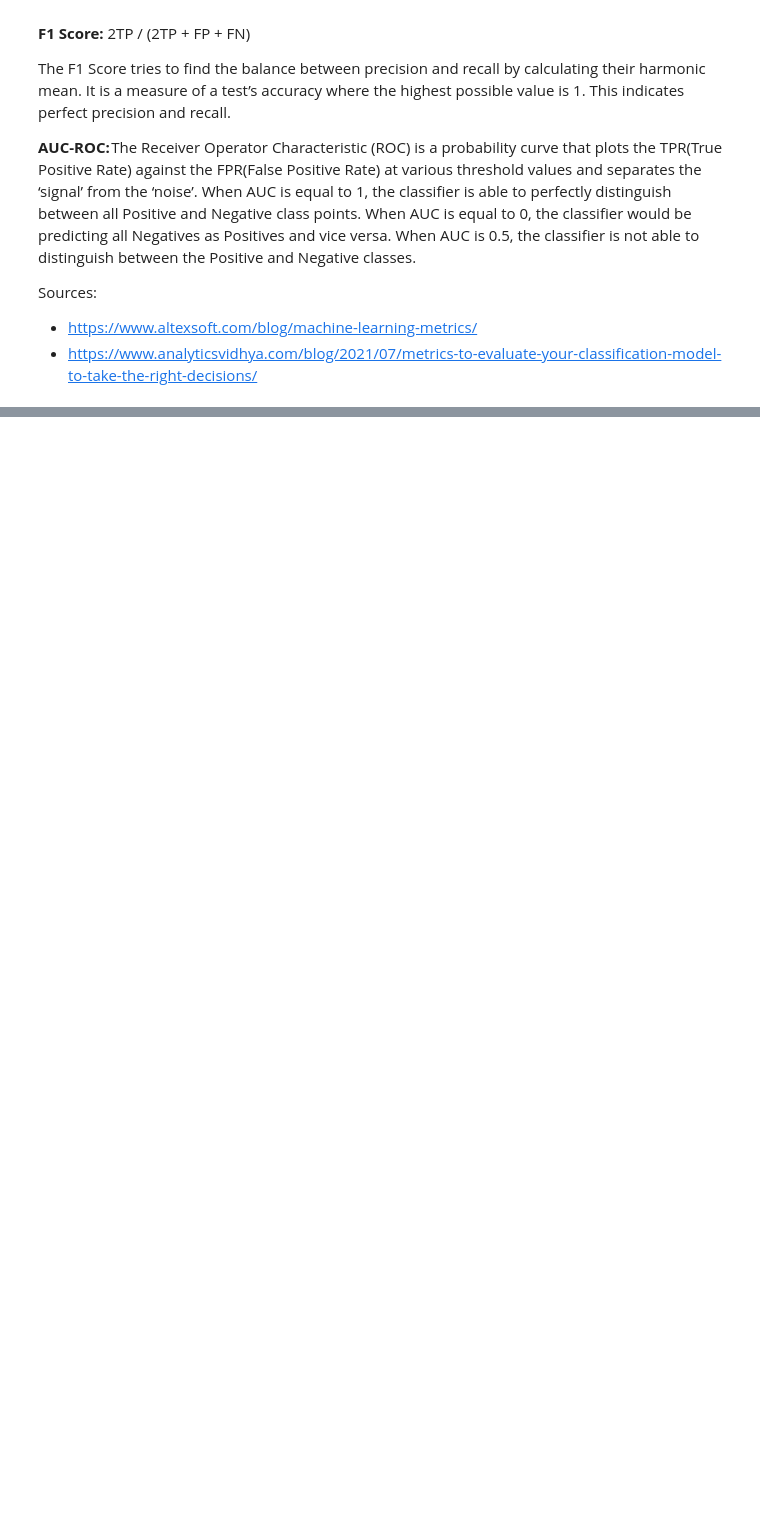
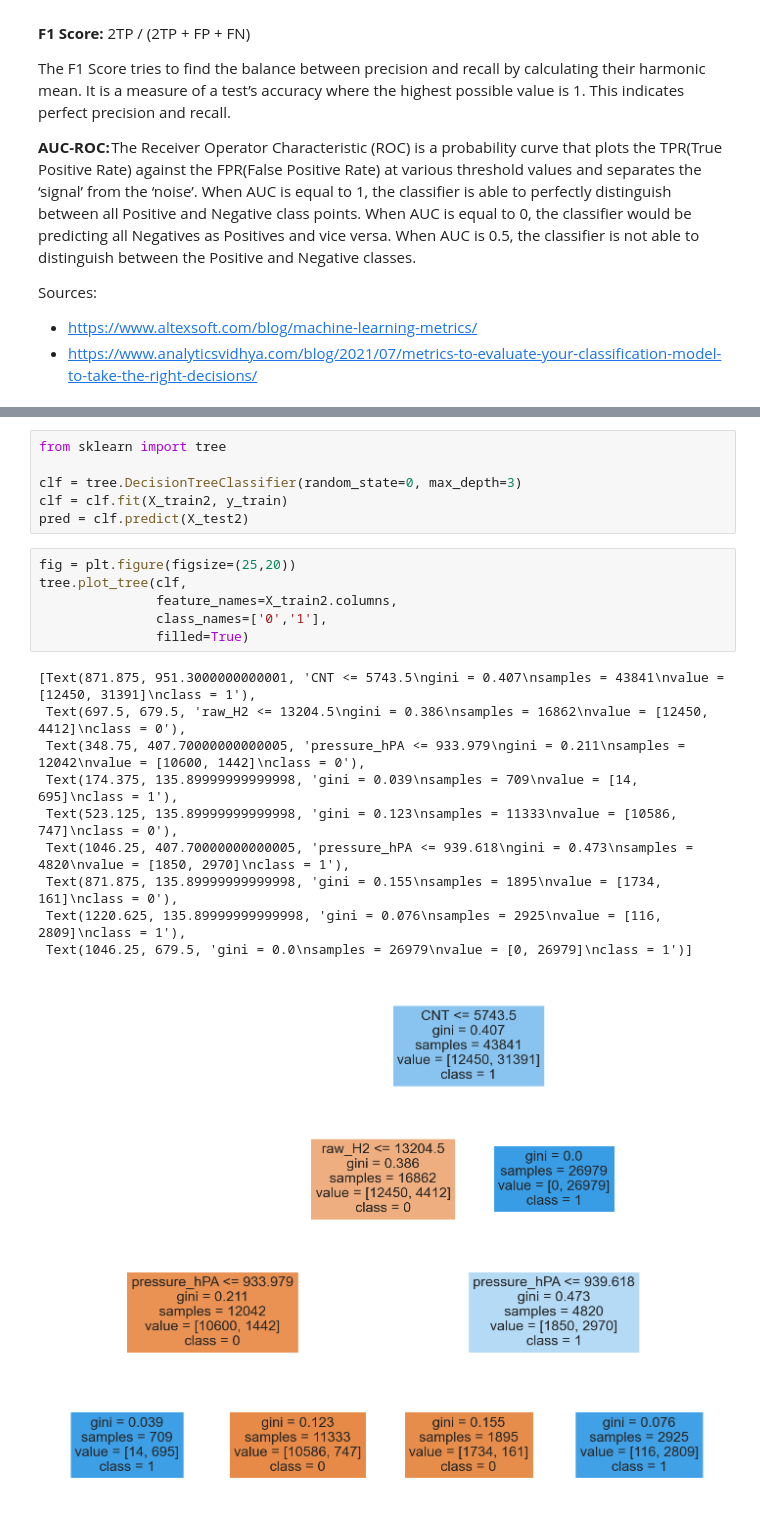
Before and after one commit to alanaselli/smoke_detection, a Jupyter notebook: main.ipynb, the cells around one changed output, grey strips where cells are left out. Cells and saved outputs as stored; diff of their text form; blank space fills up the shorter version.

```diff
--- a/main.ipynb
+++ b/main.ipynb
@@ -684,0 +696,23 @@ ROC-AUC: 0.9882336013260228
+# %%
+from sklearn import tree
+
+clf = tree.DecisionTreeClassifier(random_state=0, max_depth=3)
+clf = clf.fit(X_train2, y_train)
+pred = clf.predict(X_test2)
+# %%
+fig = plt.figure(figsize=(25,20))
+tree.plot_tree(clf,
+               feature_names=X_train2.columns,
+               class_names=['0','1'],
+               filled=True)
+# %% [output]
+[Text(871.875, 951.3000000000001, 'CNT <= 5743.5\ngini = 0.407\nsamples = 43841\nvalue = [12450, 31391]\nclass = 1'),
+ Text(697.5, 679.5, 'raw_H2 <= 13204.5\ngini = 0.386\nsamples = 16862\nvalue = [12450, 4412]\nclass = 0'),
+ Text(348.75, 407.70000000000005, 'pressure_hPA <= 933.979\ngini = 0.211\nsamples = 12042\nvalue = [10600, 1442]\nclass = 0'),
+ Text(174.375, 135.89999999999998, 'gini = 0.039\nsamples = 709\nvalue = [14, 695]\nclass = 1'),
+ Text(523.125, 135.89999999999998, 'gini = 0.123\nsamples = 11333\nvalue = [10586, 747]\nclass = 0'),
+ Text(1046.25, 407.70000000000005, 'pressure_hPA <= 939.618\ngini = 0.473\nsamples = 4820\nvalue = [1850, 2970]\nclass = 1'),
+ Text(871.875, 135.89999999999998, 'gini = 0.155\nsamples = 1895\nvalue = [1734, 161]\nclass = 0'),
+ Text(1220.625, 135.89999999999998, 'gini = 0.076\nsamples = 2925\nvalue = [116, 2809]\nclass = 1'),
+ Text(1046.25, 679.5, 'gini = 0.0\nsamples = 26979\nvalue = [0, 26979]\nclass = 1')]
+[figure, added]
```
Also changed, not shown: parts of 6 cells of this notebook.
